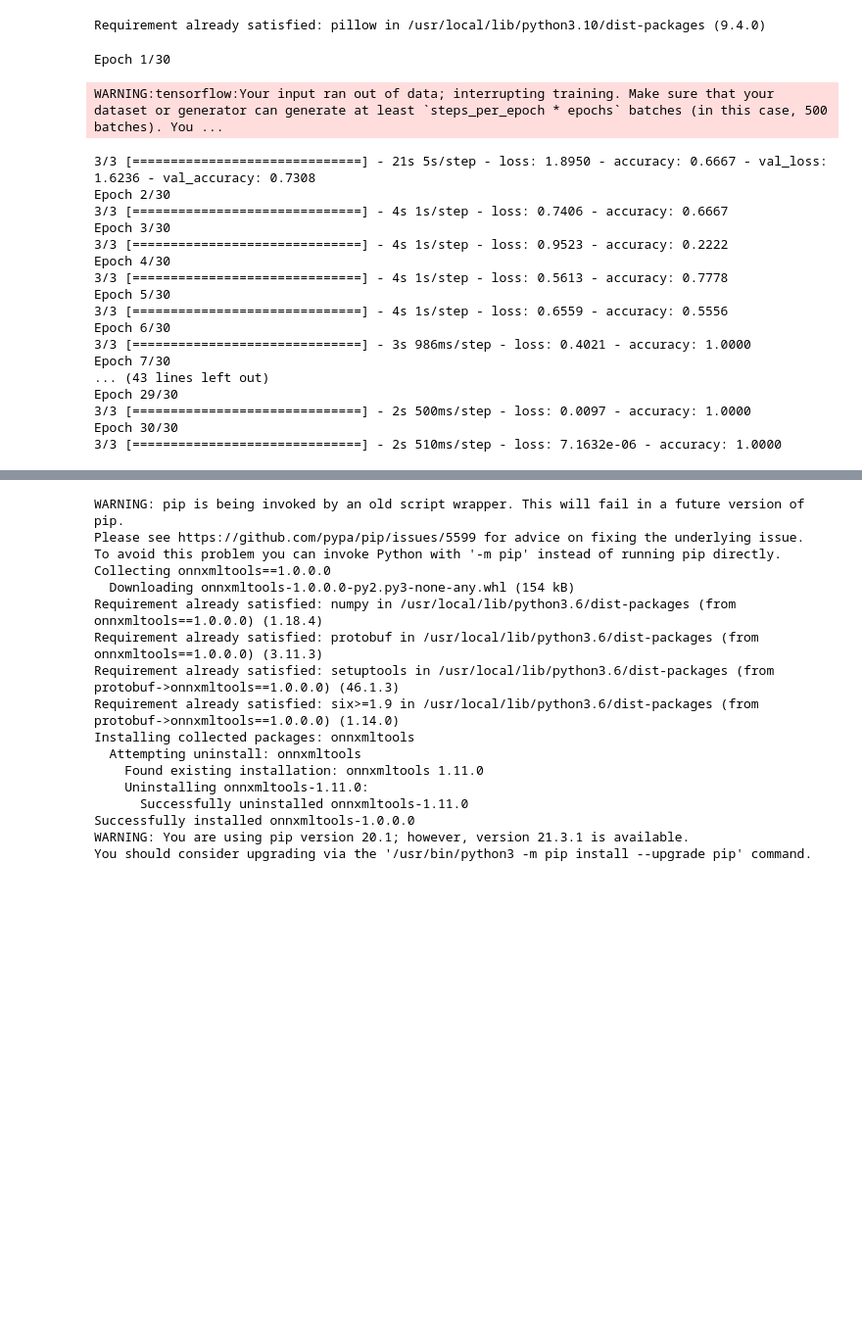
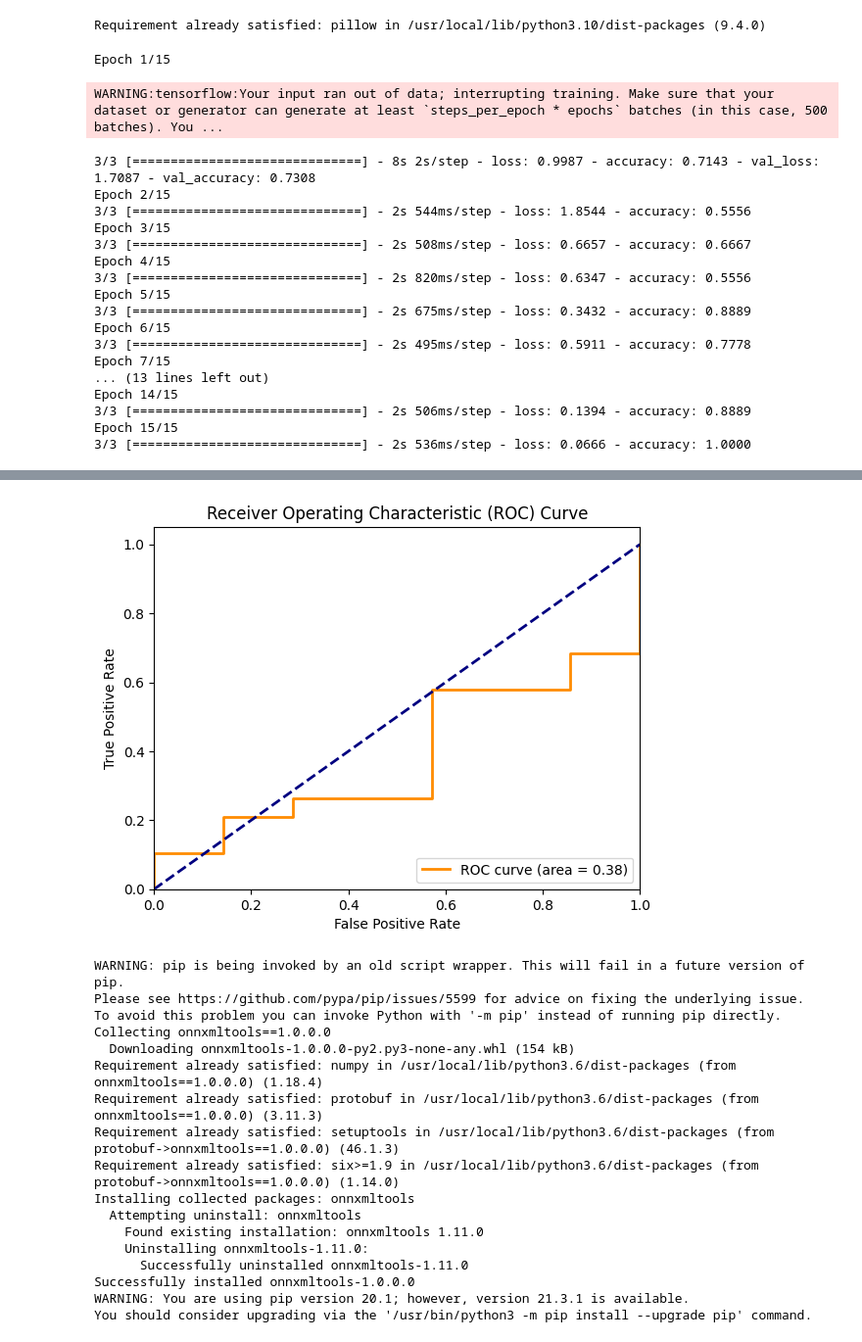
Before and after one commit to FranceCawich/ColabPestDetecionCNN, a Jupyter notebook: Detecion_de_pestes_CNN.ipynb, the cells around one changed output, grey strips where cells are left out. Shown at 98% size. Drawn from its saved outputs; the diff is of its cells as text; code cells hidden in the pictures; blank space fills up the shorter version.

```diff
--- a/Detecion_de_pestes_CNN.ipynb
+++ b/Detecion_de_pestes_CNN.ipynb
@@ -188,24 +184,24 @@ from PIL import Image
 Requirement already satisfied: pillow in /usr/local/lib/python3.10/dist-packages (9.4.0)
 # %%
 
-model_fit = model.fit(train_dataset , steps_per_epoch = 3 , epochs=30, validation_data=validation_dataset, validation_steps=500)
+model_fit = model.fit(train_dataset , steps_per_epoch = 3 , epochs=15, validation_data=validation_dataset, validation_steps=500)
 # %% [output]
-Epoch 1/30
+Epoch 1/15
 WARNING:tensorflow:Your input ran out of data; interrupting training. Make sure that your dataset or generator can generate at least `steps_per_epoch * epochs` batches (in this case, 500 batches). You ...
-3/3 [==============================] - 21s 5s/step - loss: 1.8950 - accuracy: 0.6667 - val_loss: 1.6236 - val_accuracy: 0.7308
-Epoch 2/30
-3/3 [==============================] - 4s 1s/step - loss: 0.7406 - accuracy: 0.6667
-Epoch 3/30
-3/3 [==============================] - 4s 1s/step - loss: 0.9523 - accuracy: 0.2222
-Epoch 4/30
-3/3 [==============================] - 4s 1s/step - loss: 0.5613 - accuracy: 0.7778
-Epoch 5/30
-3/3 [==============================] - 4s 1s/step - loss: 0.6559 - accuracy: 0.5556
-Epoch 6/30
-3/3 [==============================] - 3s 986ms/step - loss: 0.4021 - accuracy: 1.0000
-Epoch 7/30
-... (43 lines left out)
-Epoch 29/30
-3/3 [==============================] - 2s 500ms/step - loss: 0.0097 - accuracy: 1.0000
-Epoch 30/30
-3/3 [==============================] - 2s 510ms/step - loss: 7.1632e-06 - accuracy: 1.0000
+3/3 [==============================] - 8s 2s/step - loss: 0.9987 - accuracy: 0.7143 - val_loss: 1.7087 - val_accuracy: 0.7308
+Epoch 2/15
+3/3 [==============================] - 2s 544ms/step - loss: 1.8544 - accuracy: 0.5556
+Epoch 3/15
+3/3 [==============================] - 2s 508ms/step - loss: 0.6657 - accuracy: 0.6667
+Epoch 4/15
+3/3 [==============================] - 2s 820ms/step - loss: 0.6347 - accuracy: 0.5556
+Epoch 5/15
+3/3 [==============================] - 2s 675ms/step - loss: 0.3432 - accuracy: 0.8889
+Epoch 6/15
+3/3 [==============================] - 2s 495ms/step - loss: 0.5911 - accuracy: 0.7778
+Epoch 7/15
+... (13 lines left out)
+Epoch 14/15
+3/3 [==============================] - 2s 506ms/step - loss: 0.1394 - accuracy: 0.8889
+Epoch 15/15
+3/3 [==============================] - 2s 536ms/step - loss: 0.0666 - accuracy: 1.0000
@@ -211,0 +210,20 @@ Epoch 30/30
+# %%
+y_pred_prob = model.predict(validation_dataset)
+y_true = validation_dataset.classes  # True labels
+
+# Compute ROC curve and ROC area
+fpr, tpr, thresholds = roc_curve(y_true, y_pred_prob)
+roc_auc = auc(fpr, tpr)
+
+# Plot the ROC curve
+plt.figure()
+plt.plot(fpr, tpr, color='darkorange', lw=2, label='ROC curve (area = %0.2f)' % roc_auc)
+plt.plot([0, 1], [0, 1], color='navy', lw=2, linestyle='--')
+plt.xlim([0.0, 1.0])
+plt.ylim([0.0, 1.05])
+plt.xlabel('False Positive Rate')
+plt.ylabel('True Positive Rate')
+plt.title('Receiver Operating Characteristic (ROC) Curve')
+plt.legend(loc="lower right")
+plt.show()
+# %% [output]
@@ -212,3 +231,4 @@ Epoch 30/30
+[figure, added]
 # %%
 model.save("welcomed.h5")
 # %%
```
Also changed, not shown: parts of 6 cells of this notebook.
